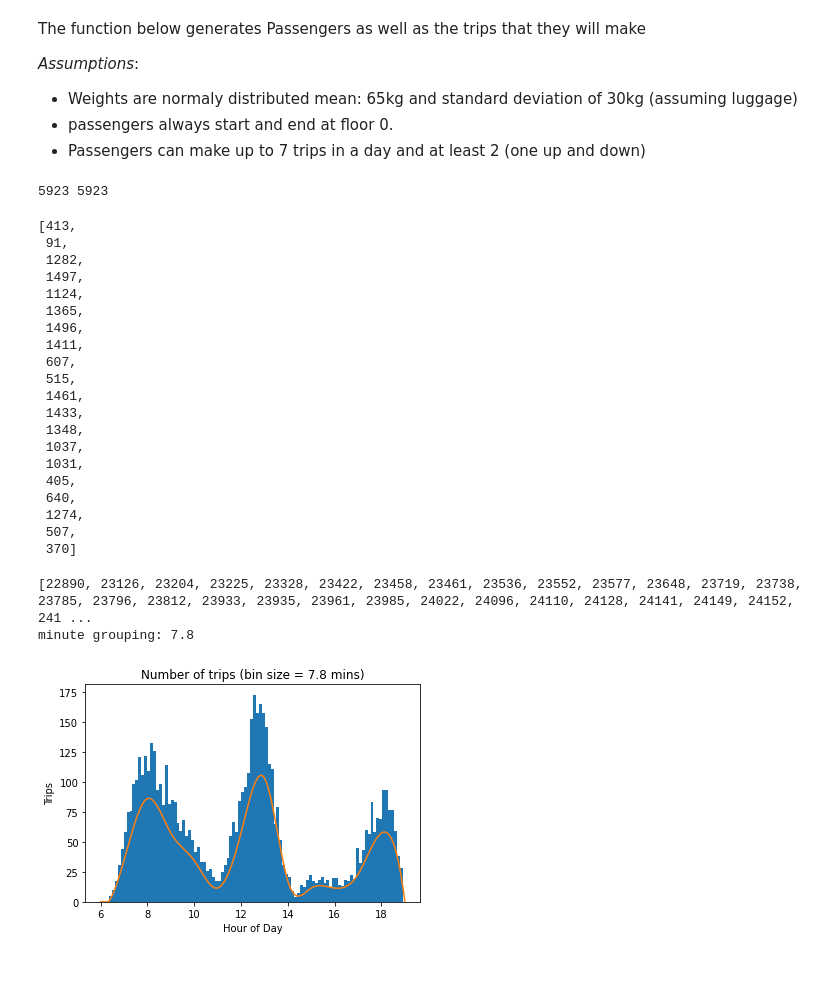
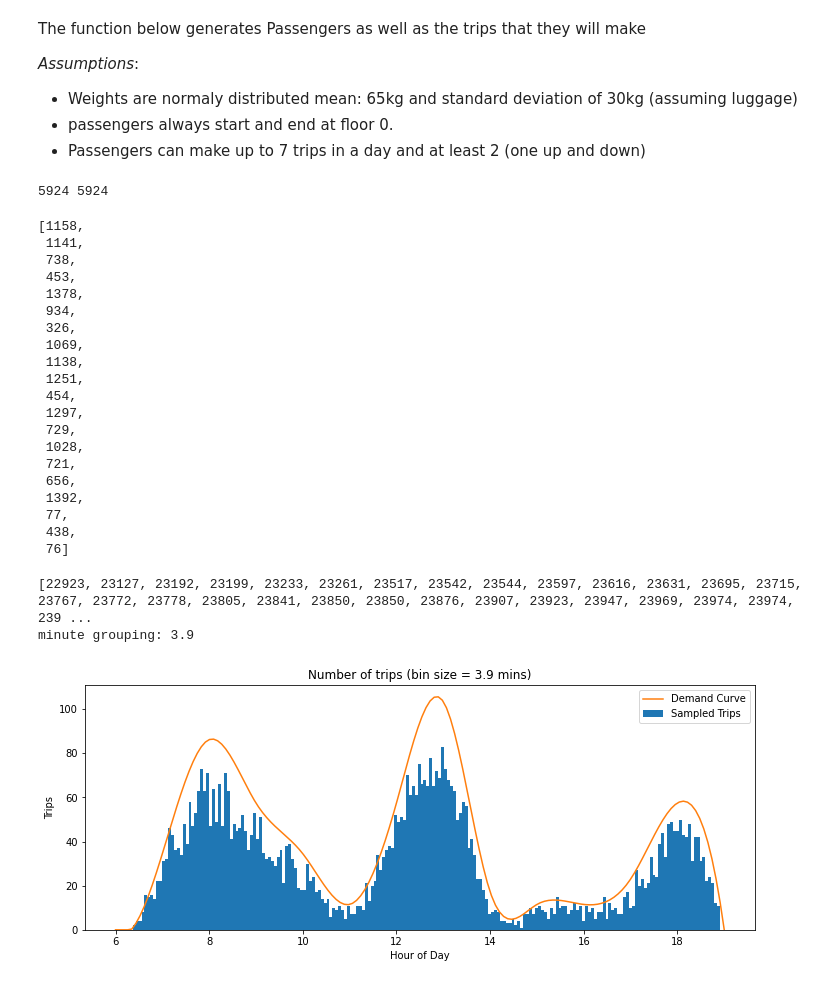
Before and after one commit to shivunchinniah/egc_simulator, a Jupyter notebook: src/simulation/dailyPassengerGenerator.ipynb, the cells around one changed output. Drawn from its saved outputs; the diff is of its cells as text; code cells hidden in the pictures.

```diff
--- a/src/simulation/dailyPassengerGenerator.ipynb
+++ b/src/simulation/dailyPassengerGenerator.ipynb
@@ -66,7 +66,7 @@ The function below generates Passengers as well as the trips that they will make
 
 def generatePassengers(n, sp):
 
-    weights = np.random.normal(65, 30, n)
+    weights = np.clip(np.random.normal(65, 30, n), 10, 170)
     trips = np.random.randint(3, 8, n)
 
     select = np.random.randint(0, sp['floors'], np.sum(trips - 2))
@@ -107,69 +107,78 @@ passengers = generatePassengers(simulation_params['passengers'], simulation_para
 
 print(passengers['total_trips'], len(passengers['trip_owner']))
 # %% [output]
-5923 5923
+5924 5924
 # %%
 
 shuffled_trips = list(passengers['trip_owner']); random.shuffle(shuffled_trips)
 
 shuffled_trips[:20]
 # %% [output]
-[413,
- 91,
- 1282,
- 1497,
- 1124,
- 1365,
- 1496,
- 1411,
- 607,
- 515,
- 1461,
- 1433,
- 1348,
- 1037,
- 1031,
- 405,
- 640,
- 1274,
- 507,
- 370]
+[1158,
+ 1141,
+ 738,
+ 453,
+ 1378,
+ 934,
+ 326,
+ 1069,
+ 1138,
+ 1251,
+ 454,
+ 1297,
+ 729,
+ 1028,
+ 721,
+ 656,
+ 1392,
+ 77,
+ 438,
+ 76]
 # %%
 # sample timestamps for each trip
 
 times = [round(np.interp(random.random(), cum_int, seconds_int)) for x in range(passengers['total_trips'])]
 
 # times = times.sort()
 
 times_scale = [x/(60*60) for x in times]
 
 times.sort()
 print(times[:50])
 
-bins = 100
+bins = 200
 
 min_groups = ((end - start) / bins) / 60
 
 
 print('minute grouping:', min_groups)
+
+
+f = plt.figure()
+f.set_figwidth(8*1.5)
+f.set_figheight(3*1.5)
+
 plt.hist(times_scale, bins)
 
 plt.plot(seconds_int / (60*60), norm_int * passengers['total_trips'])
 plt.title('Number of trips (bin size = '+ str(min_groups) + ' mins)')
 plt.xlabel('Hour of Day')
 plt.ylabel('Trips')
+
+plt.legend(['Demand Curve','Sampled Trips'])
+
 
 import io
 import base64
 
 iobytes = io.BytesIO()
 plt.savefig(iobytes, format='jpg')
 iobytes.seek(0)
 distPlot = base64.b64encode(iobytes.read())
 # %% [output]
-[22890, 23126, 23204, 23225, 23328, 23422, 23458, 23461, 23536, 23552, 23577, 23648, 23719, 23738, 23785, 23796, 23812, 23933, 23935, 23961, 23985, 24022, 24096, 24110, 24128, 24141, 24149, 24152, 241 ...
-minute grouping: 7.8
+[22923, 23127, 23192, 23199, 23233, 23261, 23517, 23542, 23544, 23597, 23616, 23631, 23695, 23715, 23767, 23772, 23778, 23805, 23841, 23850, 23850, 23876, 23907, 23923, 23947, 23969, 23974, 23974, 239 ...
+minute grouping: 3.9
-[figure, old version]
+[figure, new version]
 # %%
 # export data:
 
```
Also changed, not shown: parts of 2 cells of this notebook, 2 other files.
